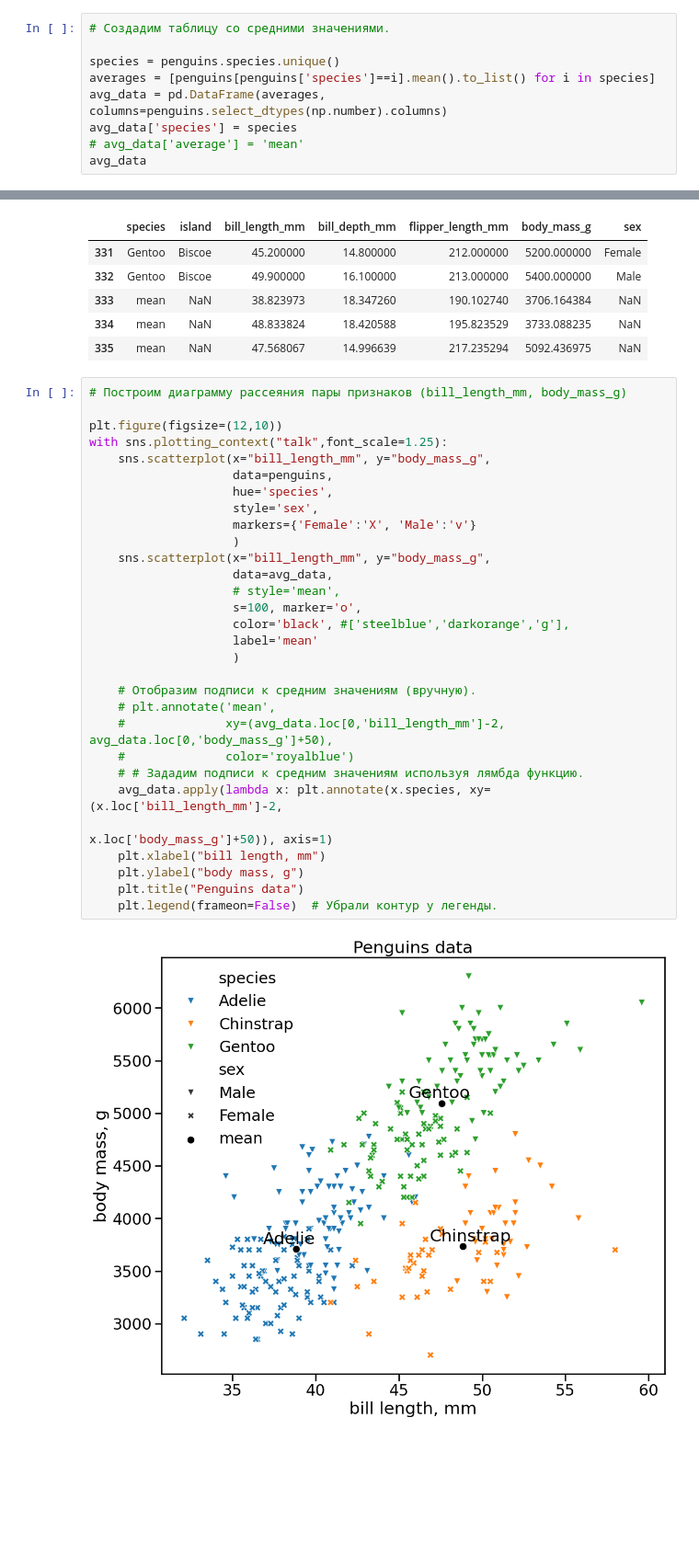
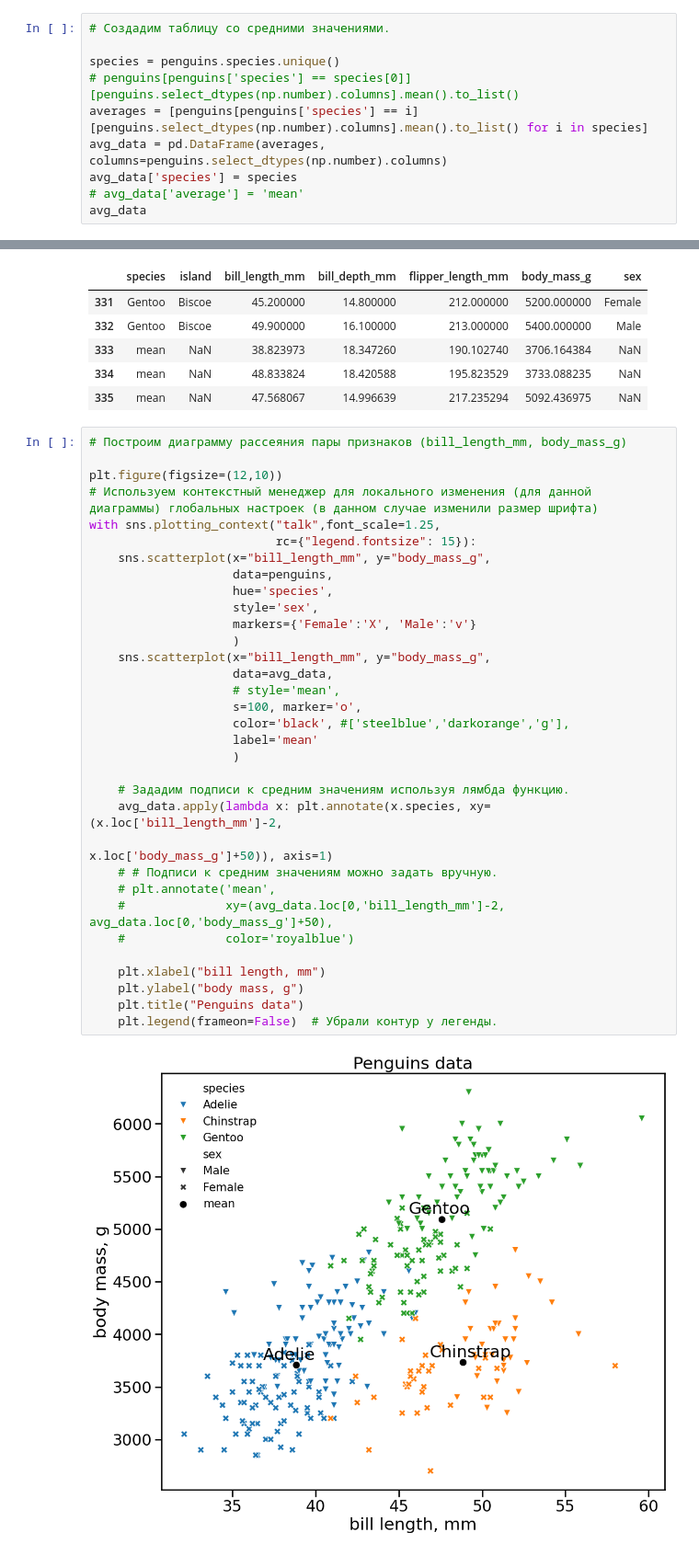
Before and after one commit to vitalns/scatterplot, a Jupyter notebook: scatterplot.ipynb, the cells around one changed output, grey strips where cells are left out. Shown: that part at 92% size. Cells and saved outputs as stored; diff of their text form; blank space fills up the shorter version.

```diff
--- a/scatterplot.ipynb
+++ b/scatterplot.ipynb
@@ -32,7 +32,8 @@ penguins.head(3)
 # Создадим таблицу со средними значениями.
 
 species = penguins.species.unique()
-averages = [penguins[penguins['species']==i].mean().to_list() for i in species]
+# penguins[penguins['species'] == species[0]][penguins.select_dtypes(np.number).columns].mean().to_list()
+averages = [penguins[penguins['species'] == i][penguins.select_dtypes(np.number).columns].mean().to_list() for i in species]
 avg_data = pd.DataFrame(averages, columns=penguins.select_dtypes(np.number).columns)
 avg_data['species'] = species
 # avg_data['average'] = 'mean'
@@ -59,32 +60,35 @@ data_all.tail()
 # %%
 # Построим диаграмму рассеяния пары признаков (bill_length_mm, body_mass_g)
 
 plt.figure(figsize=(12,10))
-with sns.plotting_context("talk",font_scale=1.25):
+# Используем контекстный менеджер для локального изменения (для данной диаграммы) глобальных настроек (в данном случае изменили размер шрифта)
+with sns.plotting_context("talk",font_scale=1.25,
+                          rc={"legend.fontsize": 15}):
     sns.scatterplot(x="bill_length_mm", y="body_mass_g",
                     data=penguins,
                     hue='species',
                     style='sex',
                     markers={'Female':'X', 'Male':'v'}
                     )
     sns.scatterplot(x="bill_length_mm", y="body_mass_g",
                     data=avg_data,
                     # style='mean',
                     s=100, marker='o',
                     color='black', #['steelblue','darkorange','g'],
                     label='mean'
                     )
 
-    # Отобразим подписи к средним значениям (вручную).
+    # Зададим подписи к средним значениям используя лямбда функцию.
+    avg_data.apply(lambda x: plt.annotate(x.species, xy=(x.loc['bill_length_mm']-2,
+                                                         x.loc['body_mass_g']+50)), axis=1)
+    # # Подписи к средним значениям можно задать вручную.
     # plt.annotate('mean',
     #              xy=(avg_data.loc[0,'bill_length_mm']-2, avg_data.loc[0,'body_mass_g']+50),
     #              color='royalblue')
-    # # Зададим подписи к средним значениям используя лямбда функцию.
-    avg_data.apply(lambda x: plt.annotate(x.species, xy=(x.loc['bill_length_mm']-2,
-                                                         x.loc['body_mass_g']+50)), axis=1)
+
     plt.xlabel("bill length, mm")
     plt.ylabel("body mass, g")
     plt.title("Penguins data")
     plt.legend(frameon=False)  # Убрали контур у легенды.
 # %% [output]
-[figure, old version]
+[figure, new version]
```
